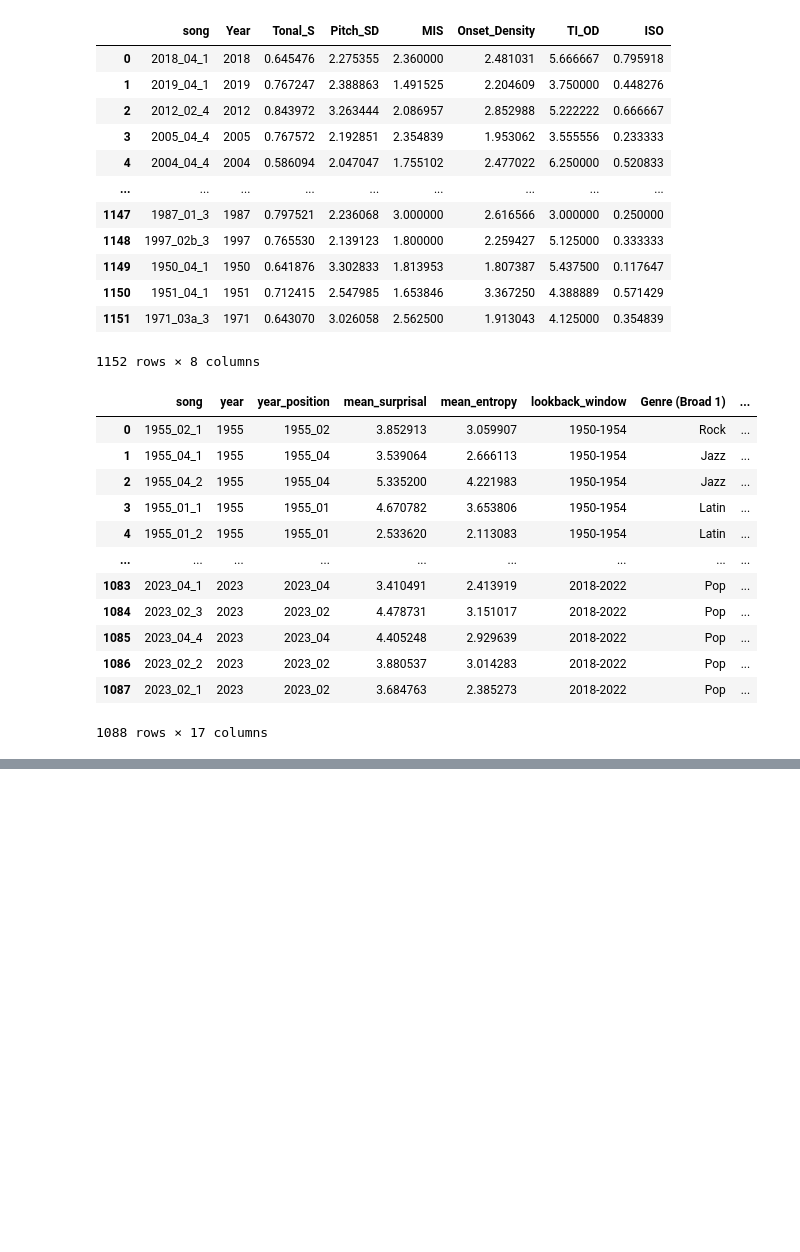
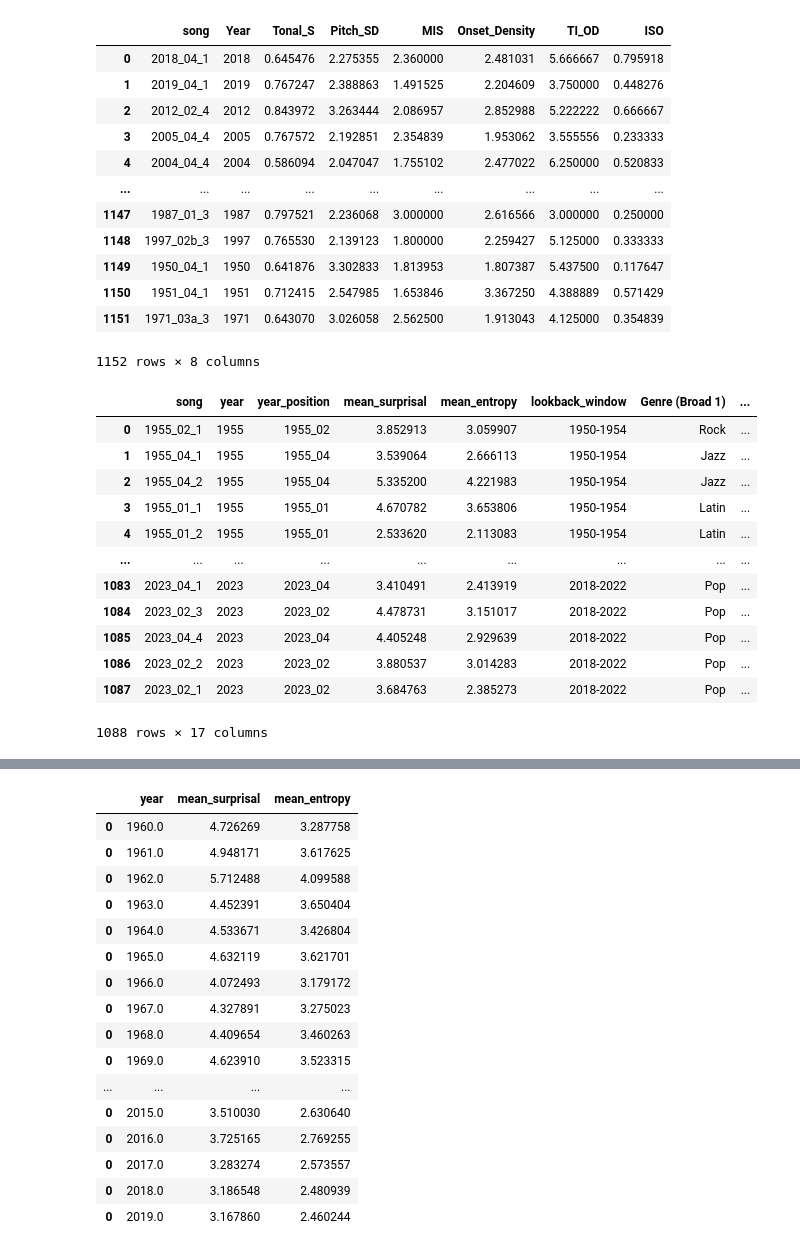
Before and after one commit to martiinsssssss/IDyOM_TimeMachine, a Jupyter notebook: run_IDyOM.ipynb, the cells around one changed output, grey strips where cells are left out. Drawn from its saved outputs; the diff is of its cells as text; code cells hidden in the pictures; blank space fills up the shorter version.

```diff
--- a/run_IDyOM.ipynb
+++ b/run_IDyOM.ipynb
@@ -1328,0 +1373,78 @@ tar_merged_df
+# %%
+import re
+
+tar_ten_yr_lookback = []
+
+for start_year in range(1950, 2010):
+    end_year = start_year + 9
+    folder_start = start_year + 1
+    folder_end = end_year + 1
+
+    filepath = (
+        f"out/eval_{folder_end}/surprises/"
+        f"{start_year}-{end_year}/data/"
+        f"{start_year}-{end_year}_quantization_24_maxOrder_20_viewpoints_pitch_length.pickle"
+    )
+
+    with open(filepath, "rb") as f:
+        data = pickle.load(f)
+
+    df = pd.DataFrame(data)
+    df = df.drop(columns=["info"])
+
+    song_stats = []
+
+    for song_segment in df.columns:
+        song_segment_split = re.split('_', song_segment)
+        year = int(song_segment_split[0])
+        song_id = song_segment_split[1]
+        segment_id = song_segment_split[0]
+        year_position = str(year) +"_" + song_id
+        surprisal_vector = df.loc[0, song_segment]
+        entropy_vector = df.loc[1, song_segment]
+
+        mean_surprisal = np.mean(surprisal_vector)
+        mean_entropy = np.mean(entropy_vector)
+
+        song_stats.append({
+            "song": song_segment,
+            "year": year,
+            "year_position": year_position,
+            "mean_surprisal": mean_surprisal,
+            "mean_entropy": mean_entropy
+        })
+
+    song_df = pd.DataFrame(song_stats)
+    # merged_df = pd.merge(song_df, genre_subset, on="year_position", how= "left")
+
+    # --- Step 2: Aggregate by year ---
+    yearly_stats = (
+        song_df
+        .groupby("year")[["mean_surprisal", "mean_entropy"]]
+        .mean()
+        .reset_index()
+        .sort_values("year")
+    )
+
+    tar_ten_yr_lookback.append(yearly_stats.iloc[-1])
+
+tar_ten_yr_lookback = pd.DataFrame(tar_ten_yr_lookback)
+tar_ten_yr_lookback
+# %% [output]
+|  | year | mean_surprisal | mean_entropy |
+| 0 | 1960.0 | 4.726269 | 3.287758 |
+| 0 | 1961.0 | 4.948171 | 3.617625 |
+| 0 | 1962.0 | 5.712488 | 4.099588 |
+| 0 | 1963.0 | 4.452391 | 3.650404 |
+| 0 | 1964.0 | 4.533671 | 3.426804 |
+| 0 | 1965.0 | 4.632119 | 3.621701 |
+| 0 | 1966.0 | 4.072493 | 3.179172 |
+| 0 | 1967.0 | 4.327891 | 3.275023 |
+| 0 | 1968.0 | 4.409654 | 3.460263 |
+| 0 | 1969.0 | 4.623910 | 3.523315 |
+| ... | ... | ... | ... |
+| 0 | 2015.0 | 3.510030 | 2.630640 |
+| 0 | 2016.0 | 3.725165 | 2.769255 |
+| 0 | 2017.0 | 3.283274 | 2.573557 |
+| 0 | 2018.0 | 3.186548 | 2.480939 |
+| 0 | 2019.0 | 3.167860 | 2.460244 |
```
Also changed, not shown: parts of 5 cells of this notebook.
